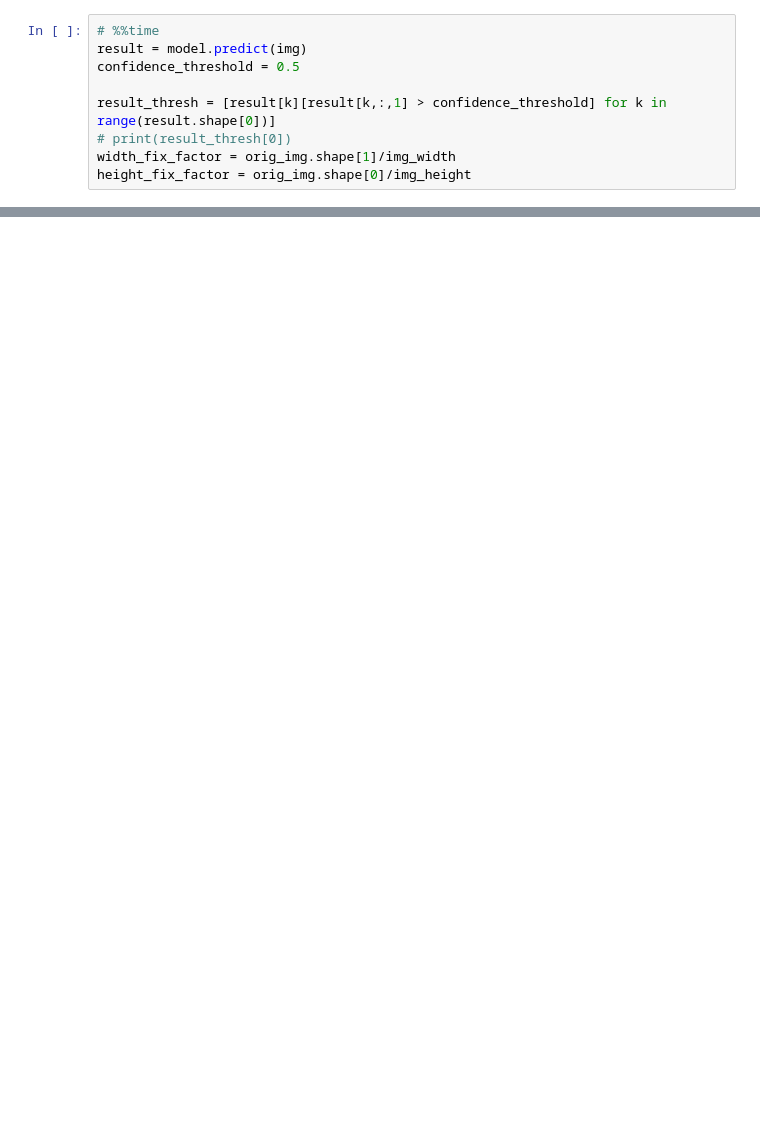
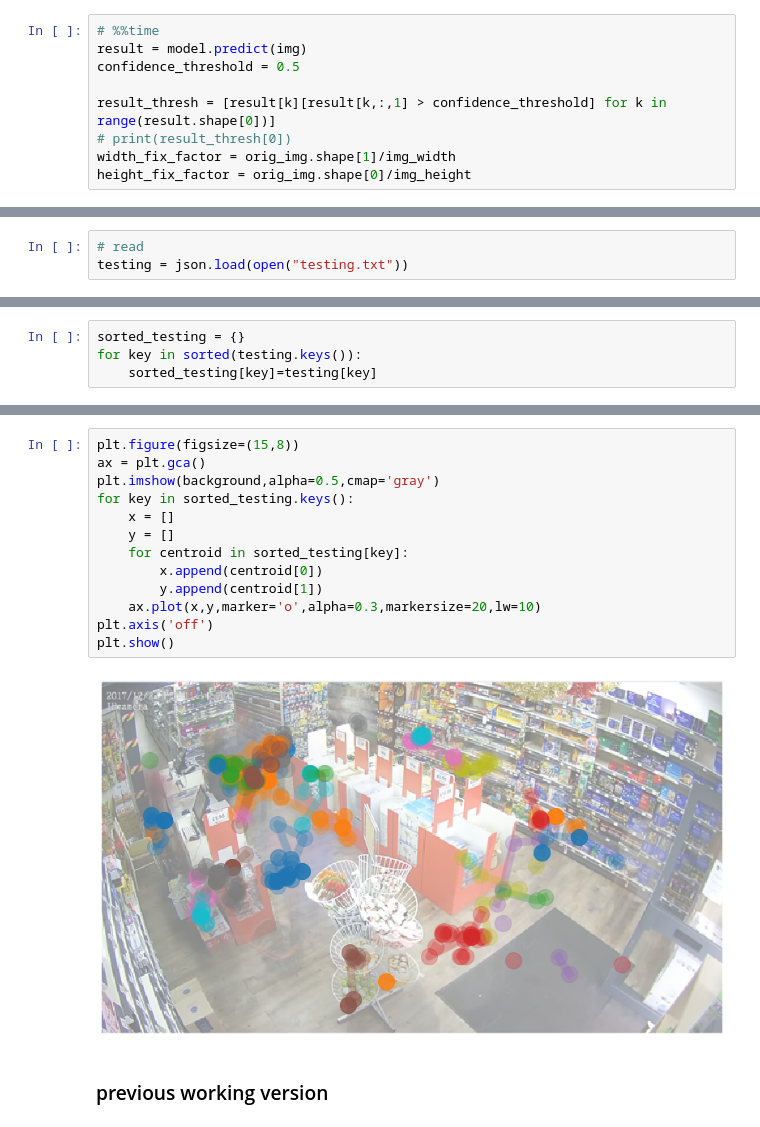
Before and after one commit to sungsujaing/INSIGHT-project, a Jupyter notebook: Motion_analyzer.ipynb, the cells around one changed output, grey strips where cells are left out. Cells and saved outputs as stored; diff of their text form; blank space fills up the shorter version.

```diff
--- a/Motion_analyzer.ipynb
+++ b/Motion_analyzer.ipynb
@@ -381,0 +397,3 @@ current_centroids
+# %%
+# read
+testing = json.load(open("testing.txt"))
@@ -381,0 +404,4 @@ current_centroids
+# %%
+sorted_testing = {}
+for key in sorted(testing.keys()):
+    sorted_testing[key]=testing[key]
@@ -381,0 +473,17 @@ current_centroids
+# %%
+plt.figure(figsize=(15,8))
+ax = plt.gca()
+plt.imshow(background,alpha=0.5,cmap='gray')
+for key in sorted_testing.keys():
+    x = []
+    y = []
+    for centroid in sorted_testing[key]:
+        x.append(centroid[0])
+        y.append(centroid[1])
+    ax.plot(x,y,marker='o',alpha=0.3,markersize=20,lw=10)
+plt.axis('off')
+plt.show()
+# %% [output]
+[figure, added]
+# %% [markdown]
+### previous working version
```
Also changed, not shown: parts of 53 cells of this notebook.
